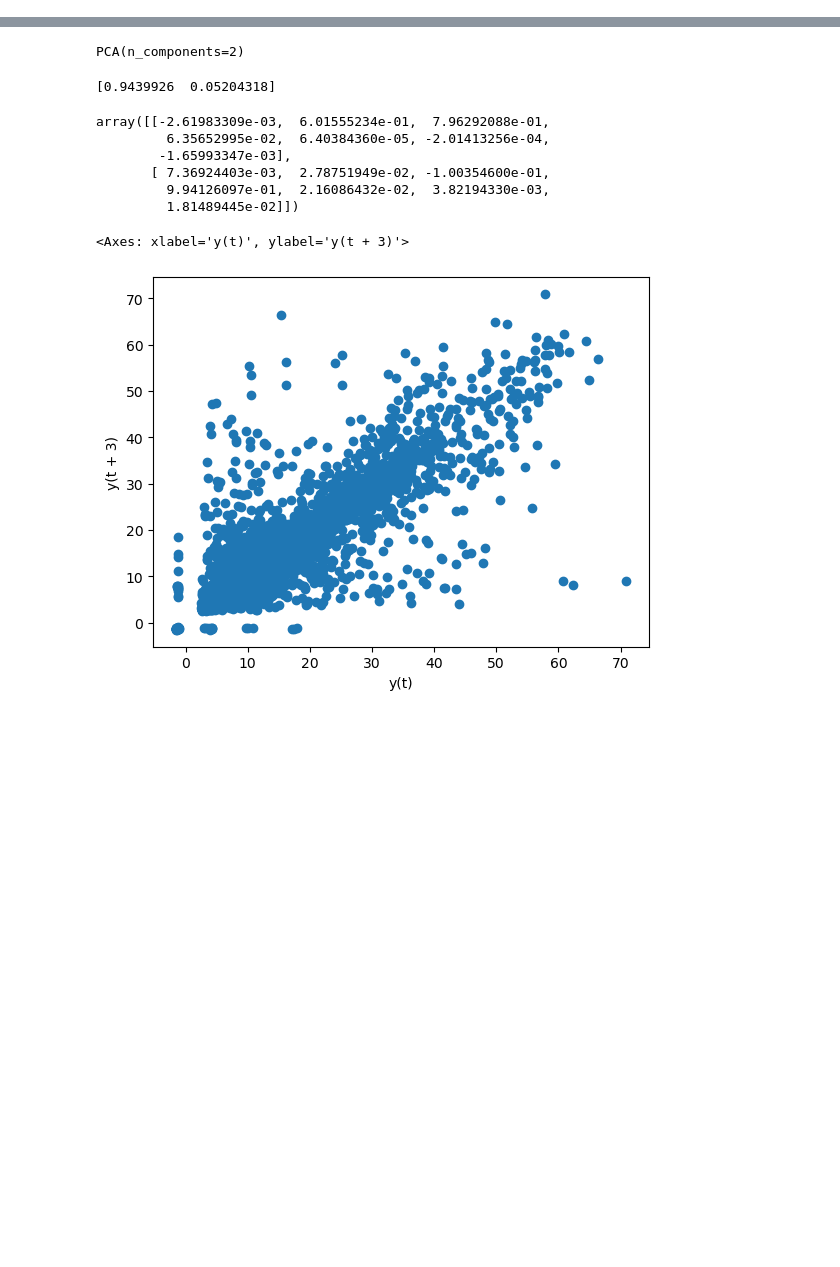
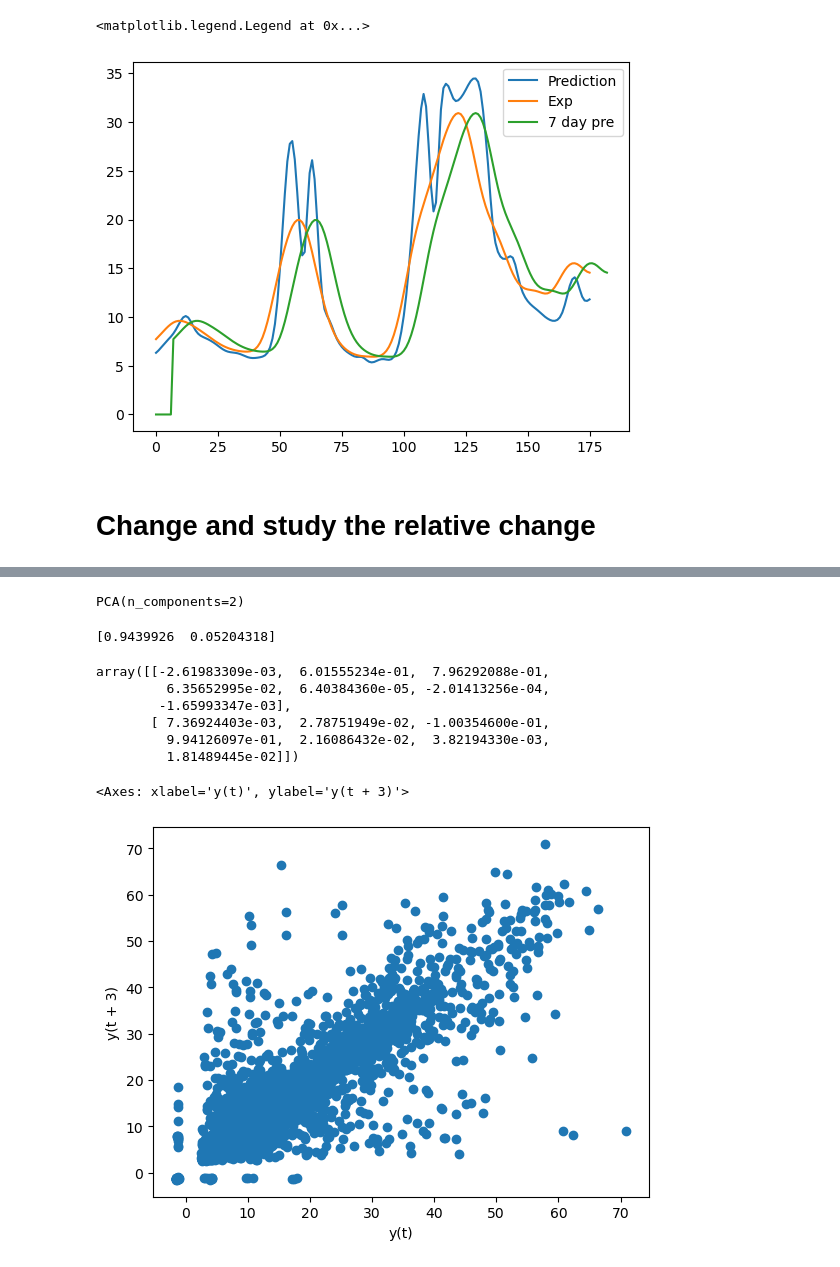
Before and after one commit to MTLehner/DSTSES_DataLakes, a Jupyter notebook: mtl_test_002.ipynb, the cells around one changed output, grey strips where cells are left out. Saved outputs shown, nothing was run; the diff lists cells and outputs as text; code cells hidden in the pictures; blank space fills up the shorter version.

```diff
--- a/mtl_test_002.ipynb
+++ b/mtl_test_002.ipynb
@@ -24,0 +138,22 @@ df
+# %%
+chloro = z6data[600:]
+n_steps = 14
+X, Y = [], []
+for i in range(n_steps, len(chloro)-6):
+    X.append(chloro[i-n_steps:i])
+    Y.append(chloro[i+6])
+X_test = torch.tensor(np.array(X), dtype=torch.float32,device='cuda')
+Y_test = torch.tensor(np.array(Y), dtype=torch.float32,device='cuda')
+# %%
+out, _ = model_1(X_test.T.unsqueeze(2))
+# %%
+plt.plot(out.tolist(),label='Prediction')
+plt.plot(Y_test.tolist(),label='Exp')
+plt.plot([0 for i in range(7)]+[y for y in Y_test.tolist()],label='7 day pre')
+plt.legend()
+#plt.xlim(50,70)
+# %% [output]
+<matplotlib.legend.Legend at 0x...>
+[figure, added]
+# %% [markdown]
+# Change and study the relative change
```
Also changed, not shown: parts of 48 cells of this notebook.
